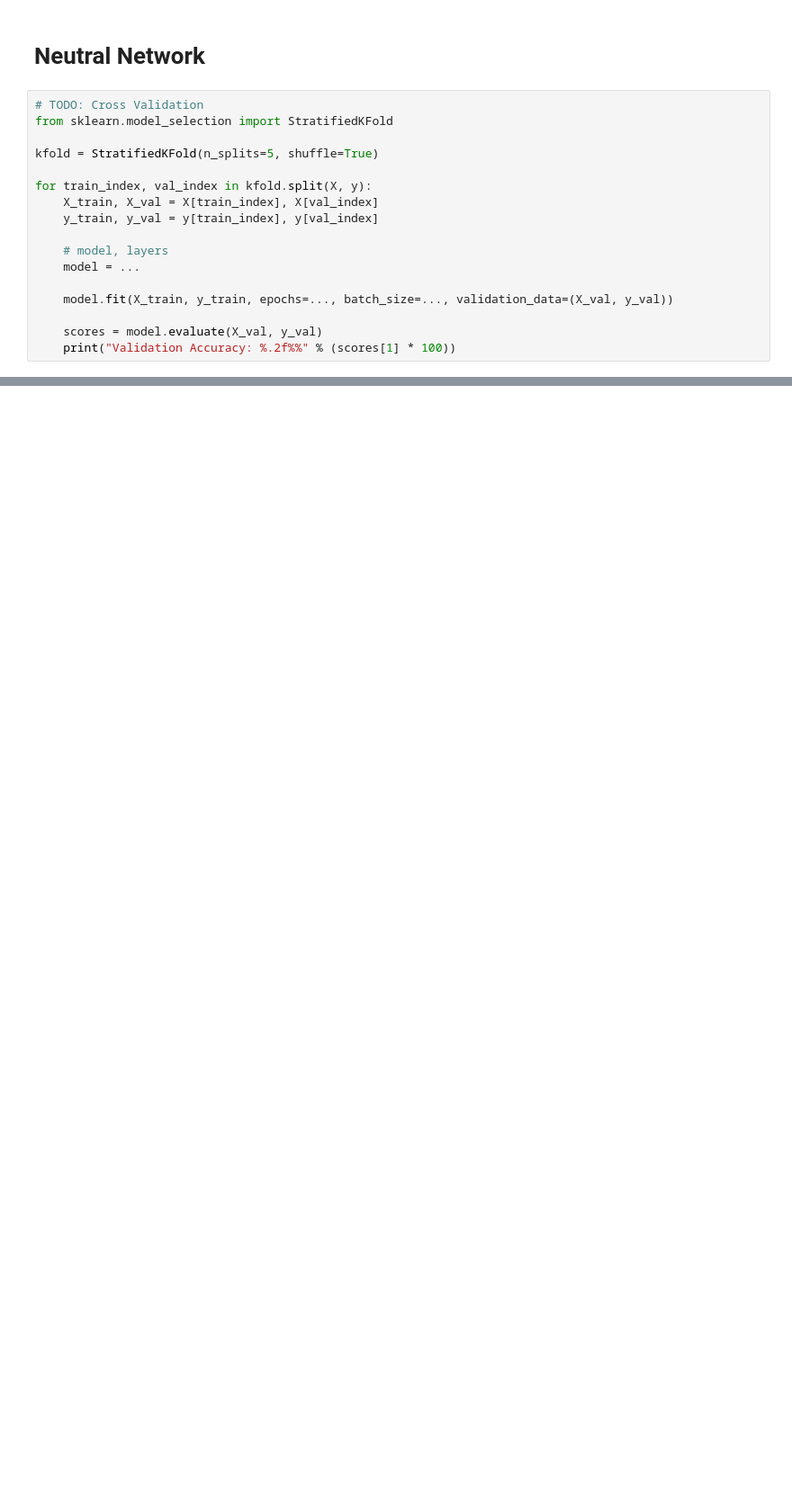
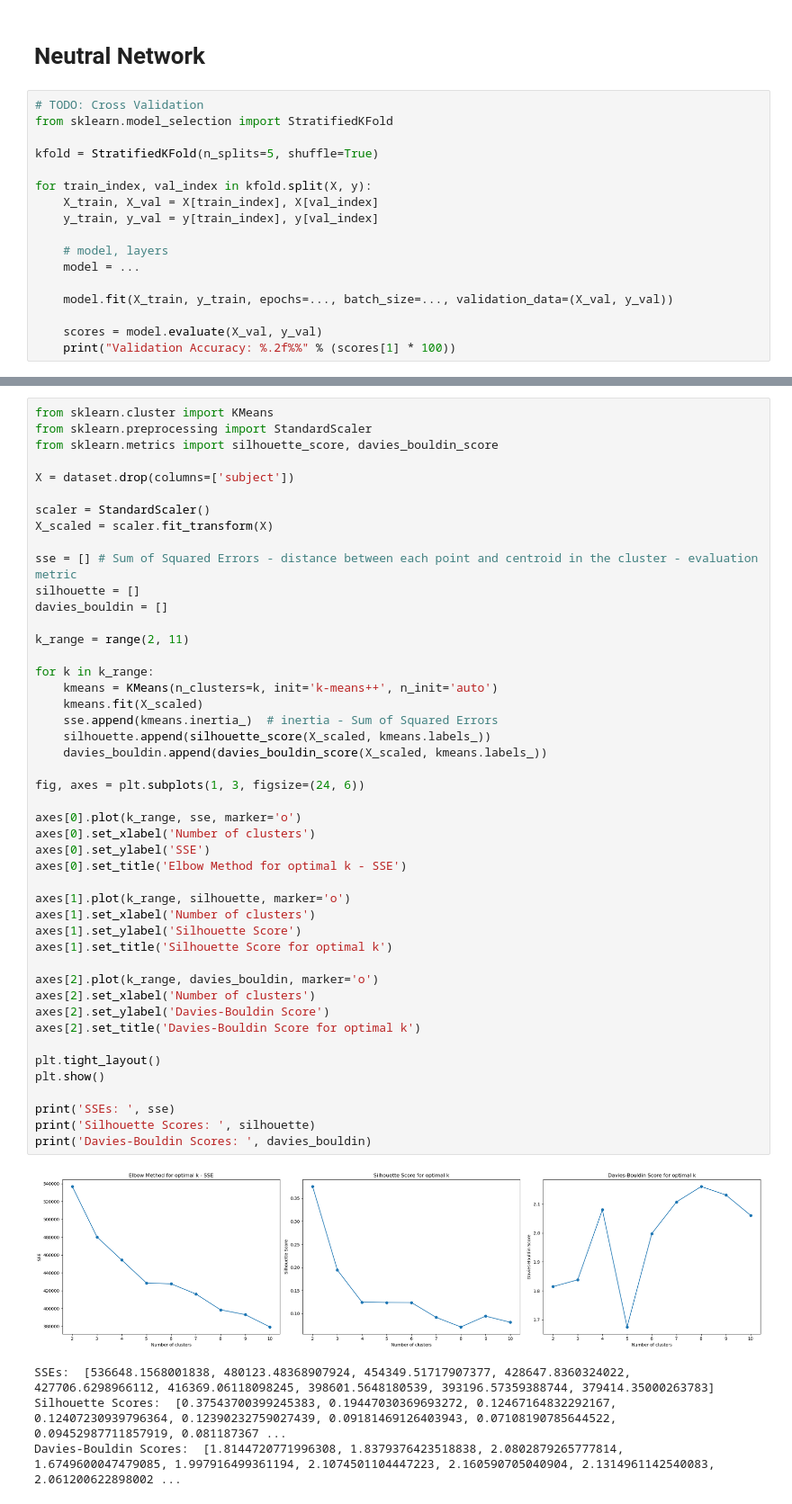
Before and after one commit to zuza571/Biometrics, a Jupyter notebook: Keystroke/keystrokeDynamics.ipynb, the cells around one changed output, grey strips where cells are left out. Shown at 90% size. Drawn from its saved outputs; the diff is of its cells as text; blank space fills up the shorter version.

Commit message:
added clustering

```diff
--- a/Keystroke/keystrokeDynamics.ipynb
+++ b/Keystroke/keystrokeDynamics.ipynb
@@ -979,0 +1062,51 @@ Avg recall: 0.97
+# %%
+from sklearn.cluster import KMeans
+from sklearn.preprocessing import StandardScaler
+from sklearn.metrics import silhouette_score, davies_bouldin_score
+
+X = dataset.drop(columns=['subject'])
+
+scaler = StandardScaler()
+X_scaled = scaler.fit_transform(X)
+
+sse = [] # Sum of Squared Errors - distance between each point and centroid in the cluster - evaluation metric
+silhouette = []
+davies_bouldin = []
+
+k_range = range(2, 11)
+
+for k in k_range:
+    kmeans = KMeans(n_clusters=k, init='k-means++', n_init='auto')
+    kmeans.fit(X_scaled)
+    sse.append(kmeans.inertia_)  # inertia - Sum of Squared Errors
+    silhouette.append(silhouette_score(X_scaled, kmeans.labels_))
+    davies_bouldin.append(davies_bouldin_score(X_scaled, kmeans.labels_))
+
+fig, axes = plt.subplots(1, 3, figsize=(24, 6))
+
+axes[0].plot(k_range, sse, marker='o')
+axes[0].set_xlabel('Number of clusters')
+axes[0].set_ylabel('SSE')
+axes[0].set_title('Elbow Method for optimal k - SSE')
+
+axes[1].plot(k_range, silhouette, marker='o')
+axes[1].set_xlabel('Number of clusters')
+axes[1].set_ylabel('Silhouette Score')
+axes[1].set_title('Silhouette Score for optimal k')
+
+axes[2].plot(k_range, davies_bouldin, marker='o')
+axes[2].set_xlabel('Number of clusters')
+axes[2].set_ylabel('Davies-Bouldin Score')
+axes[2].set_title('Davies-Bouldin Score for optimal k')
+
+plt.tight_layout()
+plt.show()
+
+print('SSEs: ', sse)
+print('Silhouette Scores: ', silhouette)
+print('Davies-Bouldin Scores: ', davies_bouldin)
+# %% [output]
+[figure, added]
+SSEs:  [536648.1568001838, 480123.48368907924, 454349.51717907377, 428647.8360324022, 427706.6298966112, 416369.06118098245, 398601.5648180539, 393196.57359388744, 379414.35000263783]
+Silhouette Scores:  [0.37543700399245383, 0.19447030369693272, 0.12467164832292167, 0.12407230939796364, 0.12390232759027439, 0.09181469126403943, 0.07108190785644522, 0.09452987711857919, 0.081187367 ...
+Davies-Bouldin Scores:  [1.8144720771996308, 1.8379376423518838, 2.0802879265777814, 1.6749600047479085, 1.997916499361194, 2.1074501104447223, 2.160590705040904, 2.1314961142540083, 2.061200622898002 ...
```
Also changed, not shown: parts of 17 cells of this notebook, 1 other file.
